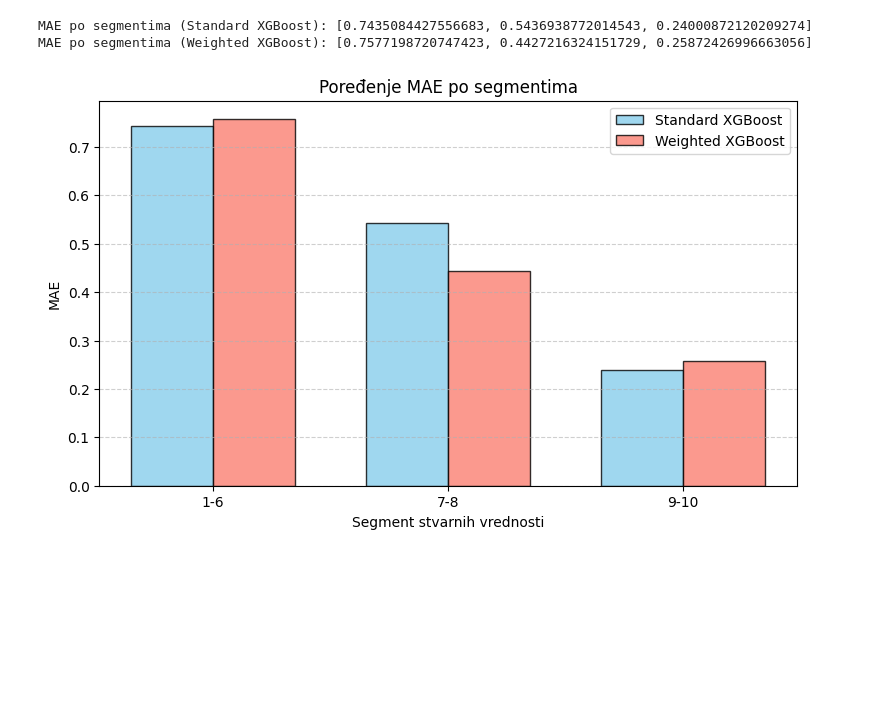
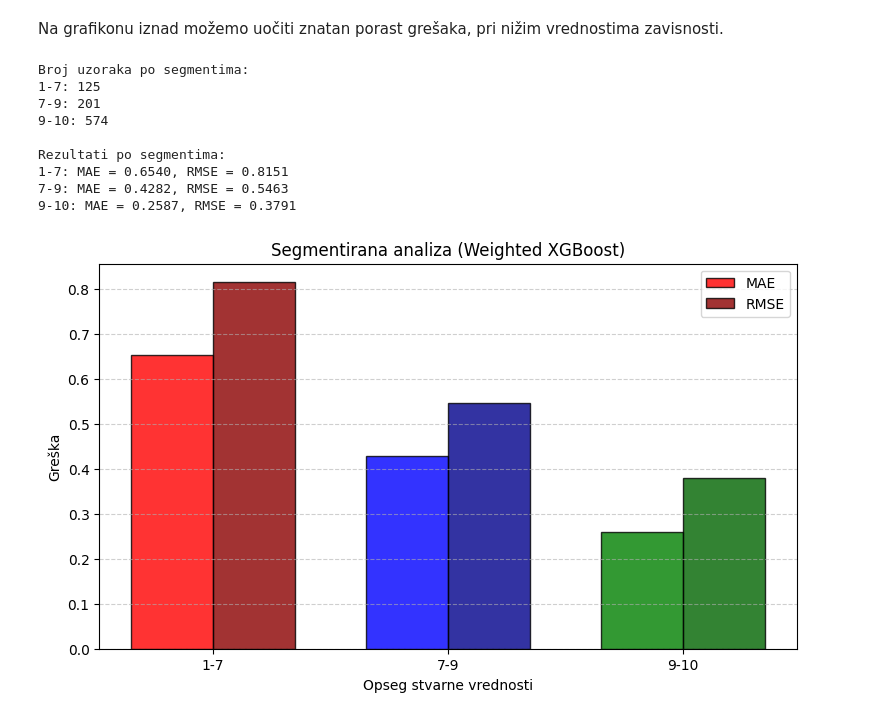
Before and after one commit to djukic002/siap-projekat, a Jupyter notebook: model-evaulation.ipynb, the cells around one changed output. Saved outputs shown, nothing was run; the diff lists cells and outputs as text; code cells hidden in the pictures; blank space fills up the shorter version.

```diff
--- a/model-evaulation.ipynb
+++ b/model-evaulation.ipynb
@@ -180,53 +141,16 @@ RMSE (9-10): 0.37914790271598825
-# %%
-import matplotlib.pyplot as plt
-from sklearn.metrics import mean_absolute_error
-import numpy as np
-
-def compare_segmented_mae(results1, results2, labels=("Standard", "Weighted"), title="Poređenje MAE po segmentima"):
-    """
-    Upoređuje MAE po segmentima za dva seta rezultata.
-    results1, results2: DataFrame sa kolonama 'true' i 'pred'
-    labels: imena koja će se koristiti u legendi
-    """
-    segments = [
-        ("1-6", 1, 6),
-        ("7-8", 7, 8),
-        ("9-10", 9, 10)
-    ]
-
-    mae1 = []
-    mae2 = []
-
-    for seg_label, seg_min, seg_max in segments:
-        seg1 = results1[(results1["true"] >= seg_min) & (results1["true"] <= seg_max)]
-        seg2 = results2[(results2["true"] >= seg_min) & (results2["true"] <= seg_max)]
-
-        mae1.append(mean_absolute_error(seg1["true"], seg1["pred"]))
-        mae2.append(mean_absolute_error(seg2["true"], seg2["pred"]))
-
-    x = np.arange(len(segments))
-    width = 0.35
-
-    fig, ax = plt.subplots(figsize=(9,5))
-    rects1 = ax.bar(x - width/2, mae1, width, label=labels[0], color='skyblue', edgecolor='black', alpha=0.8)
-    rects2 = ax.bar(x + width/2, mae2, width, label=labels[1], color='salmon', edgecolor='black', alpha=0.8)
-
-    ax.set_xlabel("Segment stvarnih vrednosti")
-    ax.set_ylabel("MAE")
-    ax.set_title(title)
-    ax.set_xticks(x)
-    ax.set_xticklabels([seg[0] for seg in segments])
-    ax.legend()
-    ax.grid(axis='y', linestyle='--', alpha=0.6)
-
-    print(f"\nMAE po segmentima ({labels[0]}): {mae1}")
-    print(f"MAE po segmentima ({labels[1]}): {mae2}")
-
-    plt.show()
-
-# poredjenje weighted i standard
-compare_segmented_mae(results_standard, results_weighted, labels=("Standard XGBoost", "Weighted XGBoost"))
-# %% [output]
-MAE po segmentima (Standard XGBoost): [0.7435084427556683, 0.5436938772014543, 0.24000872120209274]
-MAE po segmentima (Weighted XGBoost): [0.7577198720747423, 0.4427216324151729, 0.25872426996663056]
-[figure, removed]
+# %% [markdown]
+Na grafikonu iznad možemo uočiti znatan porast grešaka, pri nižim vrednostima zavisnosti.
+# %%
+# Weighted XGBoost
+models.plot_segmented_analysis(results_weighted, title="Segmentirana analiza (Weighted XGBoost)")
+# %% [output]
+Broj uzoraka po segmentima:
+1-7: 125
+7-9: 201
+9-10: 574
+
+Rezultati po segmentima:
+1-7: MAE = 0.6540, RMSE = 0.8151
+7-9: MAE = 0.4282, RMSE = 0.5463
+9-10: MAE = 0.2587, RMSE = 0.3791
+[figure, added]
```
Also changed, not shown: parts of 11 cells of this notebook, 3 other files.
